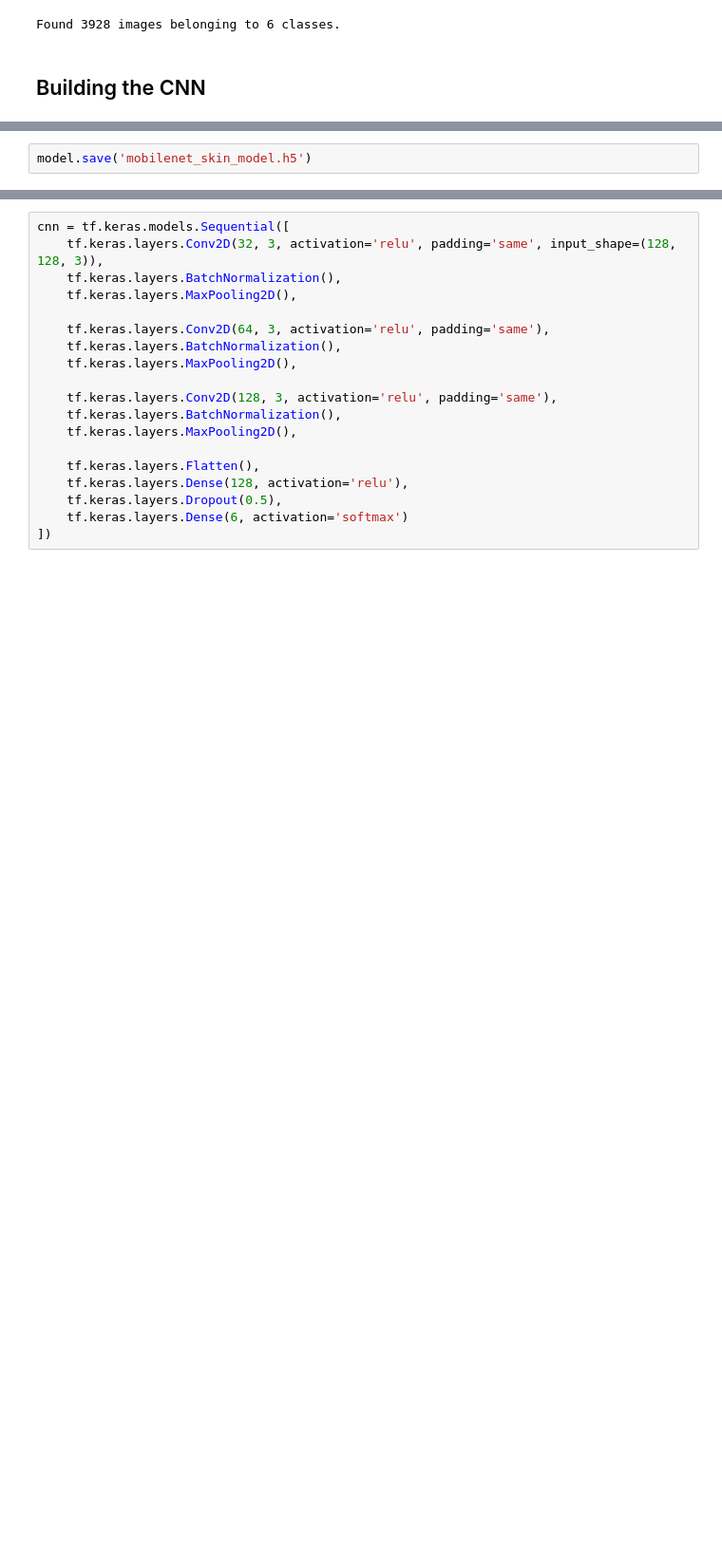
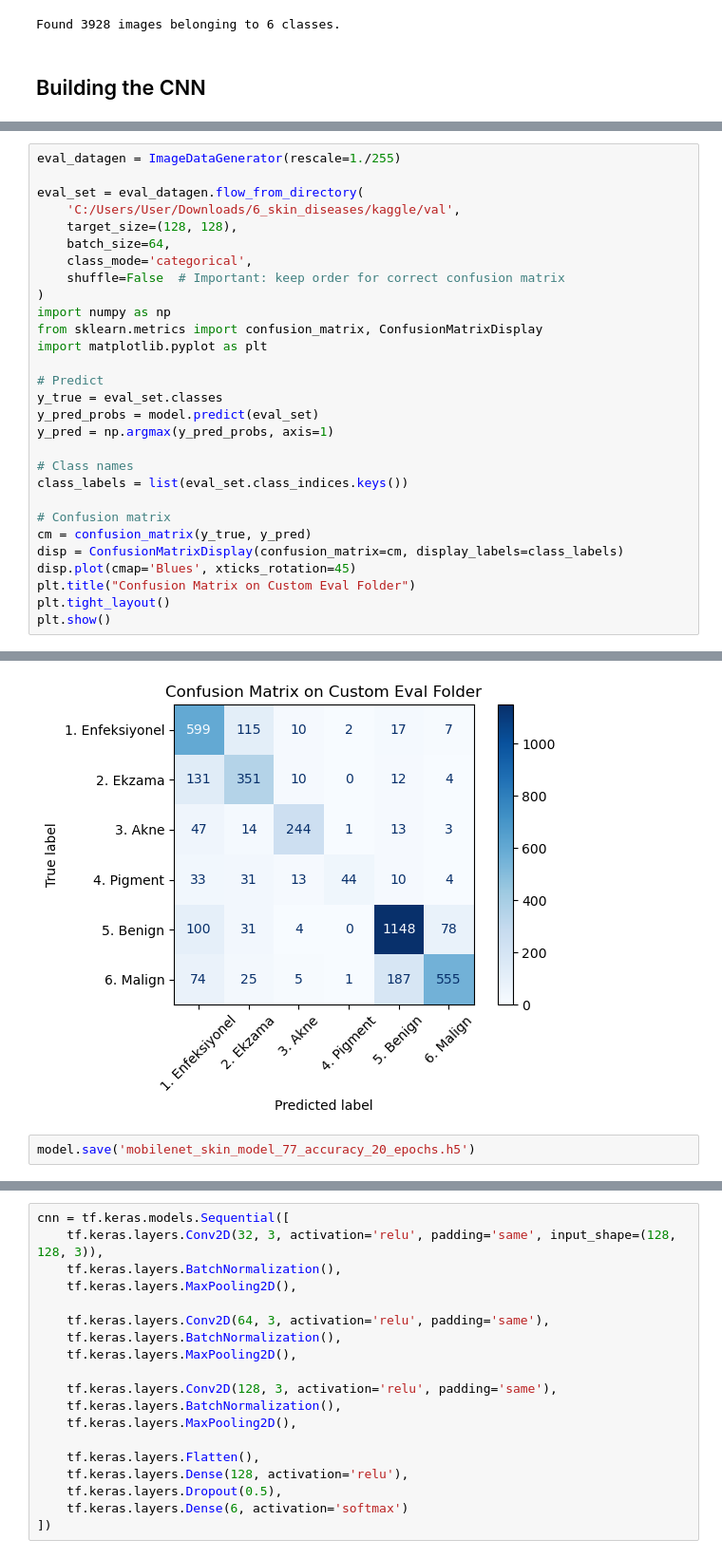
Before and after one commit to Shadhin-f/Machine-Learning, a Jupyter notebook: Skin-Diaseses-test/6-skin-disease-detection-better-accuracy.ipynb, the cells around one changed output, grey strips where cells are left out. Shown: that part at 95% size. Saved outputs shown, nothing was run; the diff lists cells and outputs as text; blank space fills up the shorter version.

```diff
--- a/Skin-Diaseses-test/6-skin-disease-detection-better-accuracy.ipynb
+++ b/Skin-Diaseses-test/6-skin-disease-detection-better-accuracy.ipynb
@@ -95,0 +158,30 @@ Epoch 15/15
+# %%
+eval_datagen = ImageDataGenerator(rescale=1./255)
+
+eval_set = eval_datagen.flow_from_directory(
+    'C:/Users/User/Downloads/6_skin_diseases/kaggle/val',
+    target_size=(128, 128),
+    batch_size=64,
+    class_mode='categorical',
+    shuffle=False  # Important: keep order for correct confusion matrix
+)
+import numpy as np
+from sklearn.metrics import confusion_matrix, ConfusionMatrixDisplay
+import matplotlib.pyplot as plt
+
+# Predict
+y_true = eval_set.classes
+y_pred_probs = model.predict(eval_set)
+y_pred = np.argmax(y_pred_probs, axis=1)
+
+# Class names
+class_labels = list(eval_set.class_indices.keys())
+
+# Confusion matrix
+cm = confusion_matrix(y_true, y_pred)
+disp = ConfusionMatrixDisplay(confusion_matrix=cm, display_labels=class_labels)
+disp.plot(cmap='Blues', xticks_rotation=45)
+plt.title("Confusion Matrix on Custom Eval Folder")
+plt.tight_layout()
+plt.show()
+# %% [output]
@@ -96,2 +190,3 @@ Epoch 15/15
+[figure, added]
 # %%
-model.save('mobilenet_skin_model.h5')
+model.save('mobilenet_skin_model_77_accuracy_20_epochs.h5')
```
Also changed, not shown: parts of 6 cells of this notebook.
